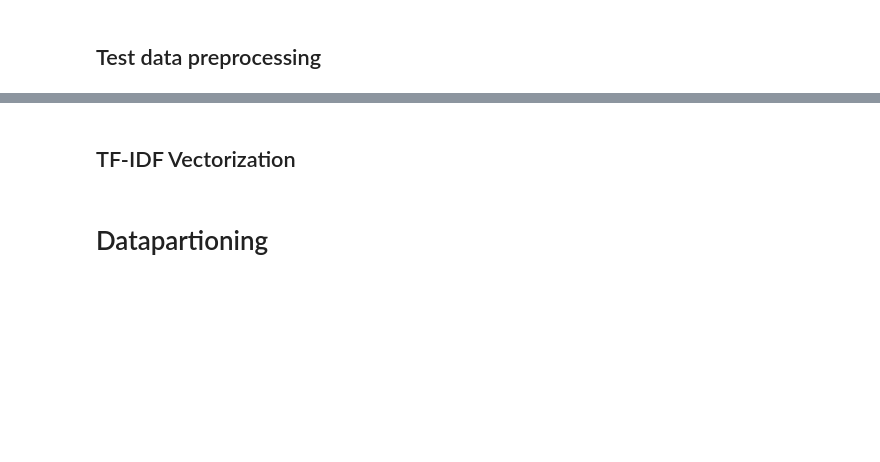
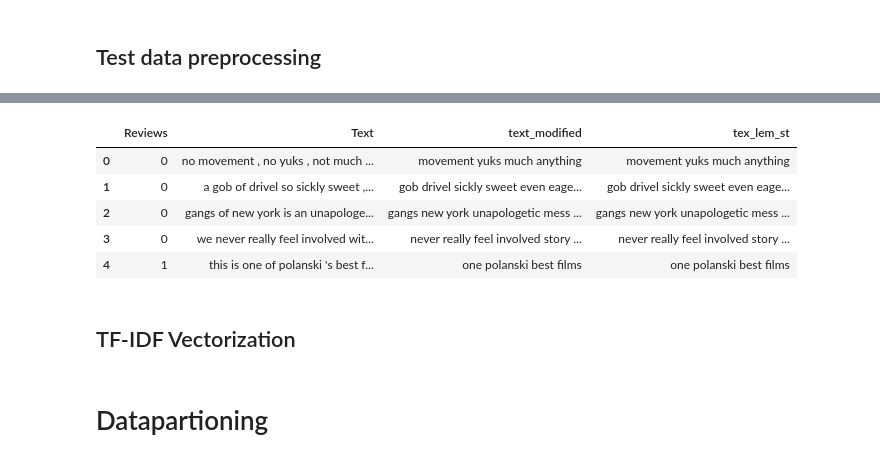
Before and after one commit to ManishaLokasani/Manisha_INFO5731_Spring2023, a Jupyter notebook: In_class_exercise_05_04182023.ipynb, the cells around one changed output, grey strips where cells are left out. Cells and saved outputs as stored; diff of their text form; code cells hidden in the pictures; blank space fills up the shorter version.

```diff
--- a/In_class_exercise_05_04182023.ipynb
+++ b/In_class_exercise_05_04182023.ipynb
@@ -192,0 +180,4 @@ testDF.head()
+# %%
+test_data = get_text_data("stsa-test.txt")
+test_df = pd.DataFrame(list(zip(test_data[0], test_data[1])),columns =['Reviews', 'Text'])
+test_df.head()
@@ -192,0 +191,7 @@ testDF.head()
+# %%
+test_df["text_modified"] = test_df["Text"].replace("\n","")
+operations = [remove_puntutation_and_special_chars, remove_nums, lower_all, remove_stopwords]
+for op in operations:
+  test_df["text_modified"] = test_df["text_modified"].apply(op)
+print(test_df.shape)
+test_df.head()
@@ -193,3 +206,13 @@ testDF.head()
+# %%
+test_df['tex_lem_st'] = test_df['text_modified'].apply(tokenize_sentence)
+test_df.head()
+# %% [output]
+|  | Reviews | Text | text_modified | tex_lem_st |
+| 0 | 0 | no movement , no yuks , not much ... | movement yuks much anything | movement yuks much anything |
+| 1 | 0 | a gob of drivel so sickly sweet ,... | gob drivel sickly sweet even eage... | gob drivel sickly sweet even eage... |
+| 2 | 0 | gangs of new york is an unapologe... | gangs new york unapologetic mess ... | gangs new york unapologetic mess ... |
+| 3 | 0 | we never really feel involved wit... | never really feel involved story ... | never really feel involved story ... |
+| 4 | 1 | this is one of polanski 's best f... | one polanski best films | one polanski best films |
 # %% [markdown]
 ## TF-IDF Vectorization
 # %%
```
Also changed, not shown: parts of 118 cells of this notebook.
